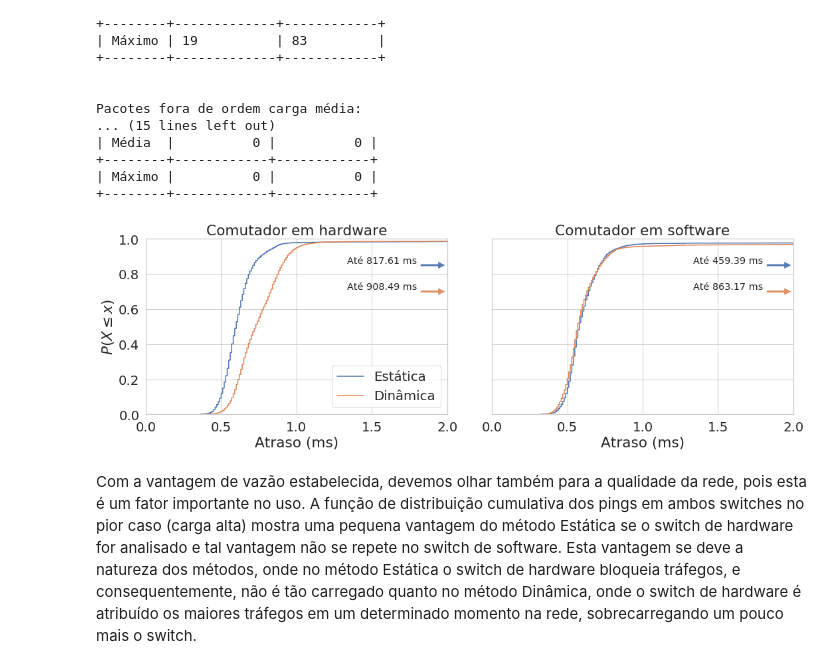
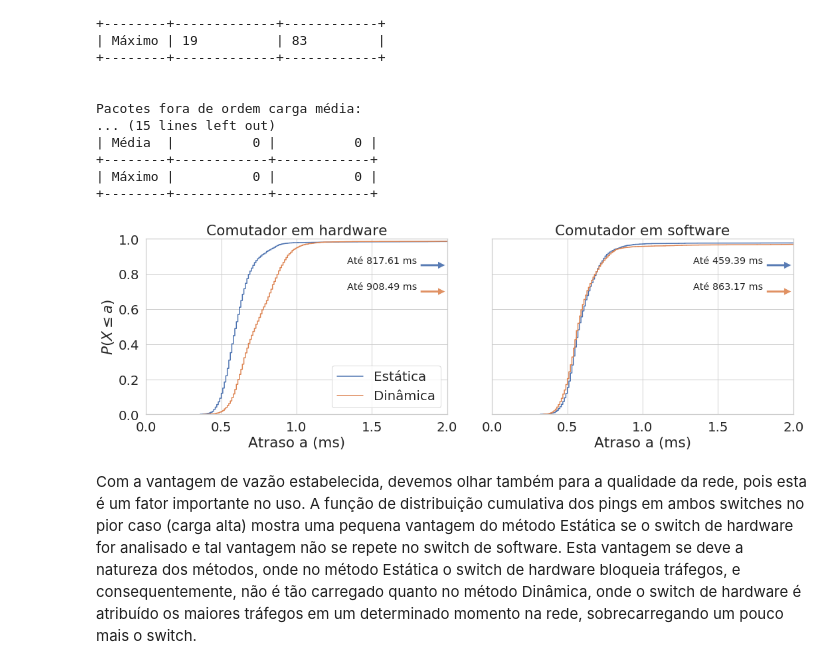
Before and after one commit to pedrobellotti/iperftestes, a Jupyter notebook: Scripts/analise.ipynb, the cells around one changed output. Drawn from its saved outputs; the diff is of its cells as text; code cells hidden in the pictures.

```diff
--- a/Scripts/analise.ipynb
+++ b/Scripts/analise.ipynb
@@ -449,8 +449,8 @@ sw_y1 = sw_ecdf1(sw_x1)
 plt.subplot(1, 2, 1)
 plt.step(hw_x, hw_y, where='post', label="Estática")
 plt.step(hw_x1, hw_y1, where='post', label="Dinâmica")
-plt.ylabel(r'$P(X \leq x)$')
-plt.xlabel(r'Atraso (ms)')
+plt.ylabel(r'$P(X \leq a)$')
+plt.xlabel(r'Atraso a (ms)')
 plt.xlim(0, 2)
 plt.ylim(0, 1)
 plt.legend(loc='lower right')
@@ -461,35 +461,35 @@ plt.annotate('Até '+str(maxHW[1])+' ms', xy=(2, 0.85), xytext=(1.8, 0.85),size=
             horizontalalignment='right', verticalalignment='bottom')
 plt.annotate('Até '+str(maxHW[0])+' ms', xy=(2, 0.7), xytext=(1.8, 0.7),size='x-large',
             arrowprops=dict(facecolor='#e09163', shrink=0.05),
             horizontalalignment='right', verticalalignment='bottom')
 #SW
 plt.subplot(1, 2, 2)
 plt.step(sw_x, sw_y, where='post', label="Estática")
 plt.step(sw_x1, sw_y1, where='post', label="Dinâmica")
 #plt.ylabel(r'$P(X \leq x)$')
-plt.xlabel(r'Atraso (ms)')
+plt.xlabel(r'Atraso a (ms)')
 plt.xlim(0, 2)
 plt.ylim(0, 1)
 #plt.legend(loc='best')
 plt.title('Comutador em software')
 #Tamanho
 fig = plt.gcf()
 fig.set_size_inches(15, 5)
 fig.tight_layout()
 frame = plt.gca()
 frame.axes.yaxis.set_ticklabels([])
 maiorPing = np.max(maxSW)
 plt.annotate('Até '+str(maxSW[1])+' ms', xy=(2, 0.85), xytext=(1.8, 0.85), size='x-large',
             arrowprops=dict(facecolor='#587bb4', shrink=0.05),
             horizontalalignment='right', verticalalignment='bottom')
 plt.annotate('Até '+str(maxSW[0])+' ms', xy=(2, 0.7), xytext=(1.8, 0.7), size='x-large',
             arrowprops=dict(facecolor='#e09163', shrink=0.05),
             horizontalalignment='right', verticalalignment='bottom')
 if (salvarGraficos):
     plt.savefig('Graficos/pingCargaAlta.pdf')
 plt.show()
 # %% [output]
-[figure, old version]
+[figure, new version]
 # %% [markdown]
 Com a vantagem de vazão estabelecida, devemos olhar também para a qualidade da rede, pois esta é um fator importante no uso. A função de distribuição cumulativa dos pings em ambos switches no pior caso (carga alta) mostra uma pequena vantagem do método Estática se o switch de hardware for analisado e tal vantagem não se repete no switch de software.
 Esta vantagem se deve a natureza dos métodos, onde no método Estática o switch de hardware bloqueia tráfegos, e consequentemente, não é tão carregado quanto no método Dinâmica, onde o switch de hardware é atribuído os maiores tráfegos em um determinado momento na rede, sobrecarregando um pouco mais o switch.
```
Also changed, not shown: 1 other file.
